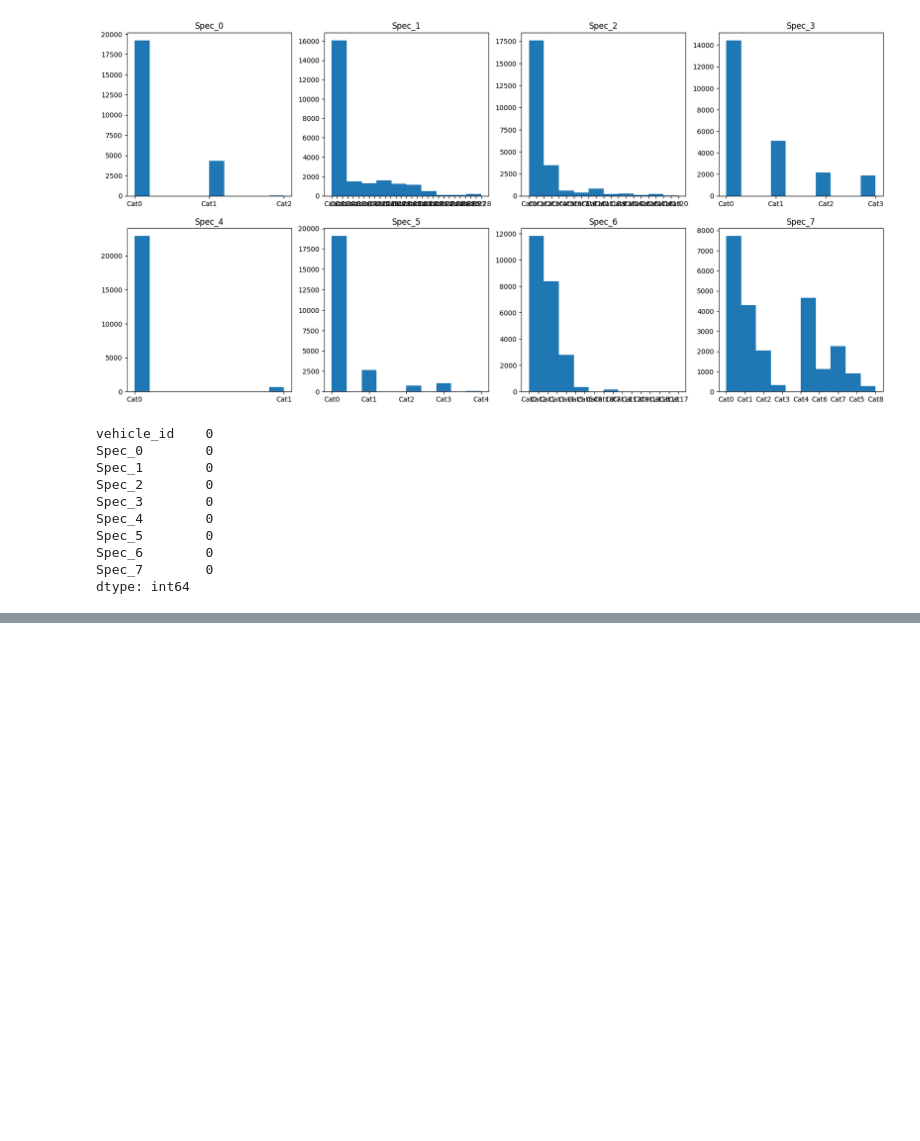
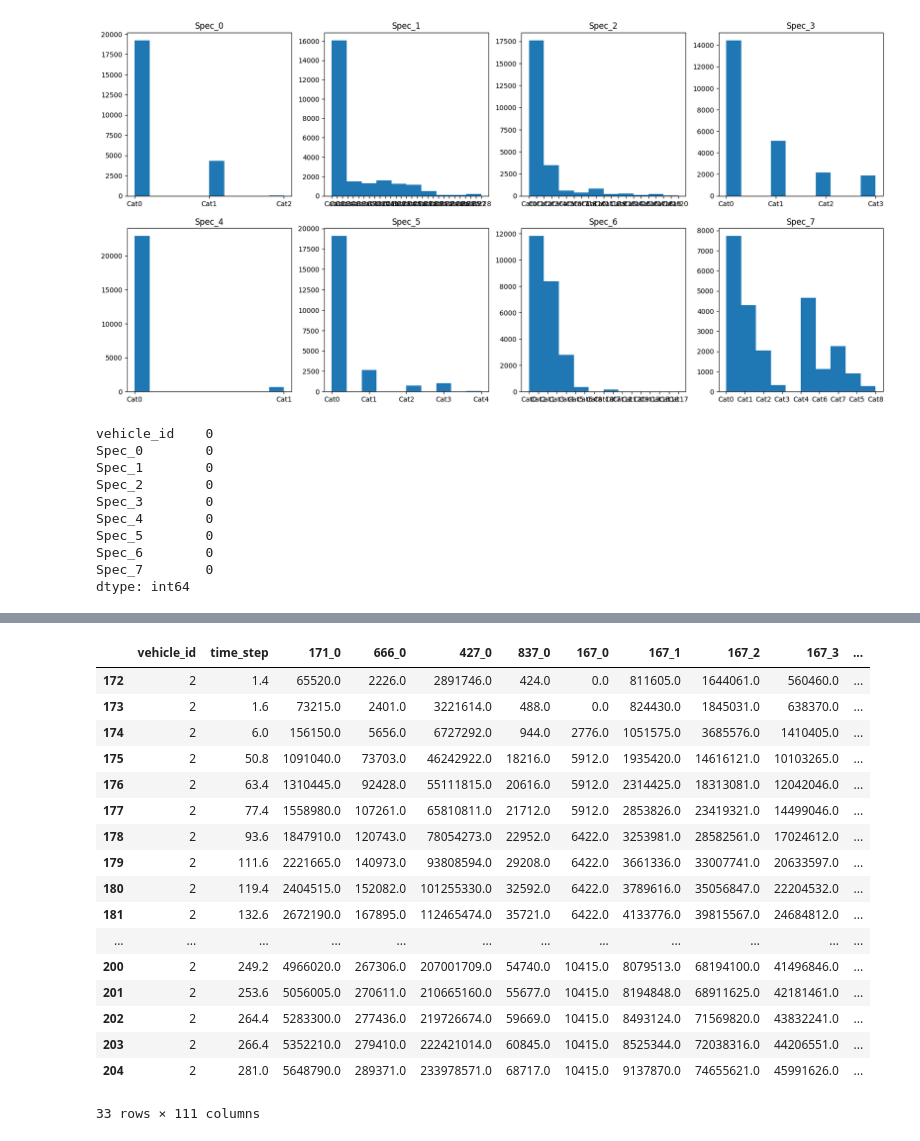
Before and after one commit to cerionXLII/ComponentX, a Jupyter notebook: src/componentX.ipynb, the cells around one changed output, grey strips where cells are left out. Drawn from its saved outputs; the diff is of its cells as text; code cells hidden in the pictures; blank space fills up the shorter version.

```diff
--- a/src/componentX.ipynb
+++ b/src/componentX.ipynb
@@ -259,0 +429,3 @@ dtype: int64
+# %%
+# Join the readouts and the time to event data
+df = pd.merge(readoutsTrain, tteTrain, on = 'vehicle_id', how='left')
@@ -259,0 +442,2 @@ dtype: int64
+# %%
+df['time_to_potential_event'] = df['length_of_study_time_step'] - df['time_step']
@@ -259,0 +454,17 @@ dtype: int64
+# %%
+def get_class_label(row):
+    #classes denoted by 0, 1, 2, 3, 4 where they are related to readouts within a time window of: (more than 48), (48 to 24), (24 to 12), (12 to 6), and (6 to 0) time_step before the failure, respectively
+    if row['time_to_potential_event'] > 48:
+        return 0 #No failure within 48 time steps
+    elif row['time_to_potential_event'] > 24 and row['in_study_repair'] == 1:
+        return 1 #Failure within 48 to 24 time steps
+    elif row['time_to_potential_event'] > 12 and row['in_study_repair'] == 1:
+        return 2 #Failure within 24 to 12 time steps
+    elif row['time_to_potential_event'] > 6 and row['in_study_repair'] == 1:
+        return 3 #Failure within 12 to 6 time steps
+    elif row['time_to_potential_event'] > 0 and row['in_study_repair'] == 1:
+        return 4 #Failure within 6 to 0 time steps
+    else:
+        return -1 #No failure reported, but within 48 time steps from the end of the study, don't know if it will fail or not
+# %%
+df['class_label'] = df.apply(get_class_label, axis = 1)
@@ -259,0 +485,21 @@ dtype: int64
+# %%
+df[df['vehicle_id'] == 2].head(100)
+# %% [output]
+|  | vehicle_id | time_step | 171_0 | 666_0 | 427_0 | 837_0 | 167_0 | 167_1 | 167_2 | 167_3 | ... |
+| 172 | 2 | 1.4 | 65520.0 | 2226.0 | 2891746.0 | 424.0 | 0.0 | 811605.0 | 1644061.0 | 560460.0 | ... |
+| 173 | 2 | 1.6 | 73215.0 | 2401.0 | 3221614.0 | 488.0 | 0.0 | 824430.0 | 1845031.0 | 638370.0 | ... |
+| 174 | 2 | 6.0 | 156150.0 | 5656.0 | 6727292.0 | 944.0 | 2776.0 | 1051575.0 | 3685576.0 | 1410405.0 | ... |
+| 175 | 2 | 50.8 | 1091040.0 | 73703.0 | 46242922.0 | 18216.0 | 5912.0 | 1935420.0 | 14616121.0 | 10103265.0 | ... |
+| 176 | 2 | 63.4 | 1310445.0 | 92428.0 | 55111815.0 | 20616.0 | 5912.0 | 2314425.0 | 18313081.0 | 12042046.0 | ... |
+| 177 | 2 | 77.4 | 1558980.0 | 107261.0 | 65810811.0 | 21712.0 | 5912.0 | 2853826.0 | 23419321.0 | 14499046.0 | ... |
+| 178 | 2 | 93.6 | 1847910.0 | 120743.0 | 78054273.0 | 22952.0 | 6422.0 | 3253981.0 | 28582561.0 | 17024612.0 | ... |
+| 179 | 2 | 111.6 | 2221665.0 | 140973.0 | 93808594.0 | 29208.0 | 6422.0 | 3661336.0 | 33007741.0 | 20633597.0 | ... |
+| 180 | 2 | 119.4 | 2404515.0 | 152082.0 | 101255330.0 | 32592.0 | 6422.0 | 3789616.0 | 35056847.0 | 22204532.0 | ... |
+| 181 | 2 | 132.6 | 2672190.0 | 167895.0 | 112465474.0 | 35721.0 | 6422.0 | 4133776.0 | 39815567.0 | 24684812.0 | ... |
+| ... | ... | ... | ... | ... | ... | ... | ... | ... | ... | ... | ... |
+| 200 | 2 | 249.2 | 4966020.0 | 267306.0 | 207001709.0 | 54740.0 | 10415.0 | 8079513.0 | 68194100.0 | 41496846.0 | ... |
+| 201 | 2 | 253.6 | 5056005.0 | 270611.0 | 210665160.0 | 55677.0 | 10415.0 | 8194848.0 | 68911625.0 | 42181461.0 | ... |
+| 202 | 2 | 264.4 | 5283300.0 | 277436.0 | 219726674.0 | 59669.0 | 10415.0 | 8493124.0 | 71569820.0 | 43832241.0 | ... |
+| 203 | 2 | 266.4 | 5352210.0 | 279410.0 | 222421014.0 | 60845.0 | 10415.0 | 8525344.0 | 72038316.0 | 44206551.0 | ... |
+| 204 | 2 | 281.0 | 5648790.0 | 289371.0 | 233978571.0 | 68717.0 | 10415.0 | 9137870.0 | 74655621.0 | 45991626.0 | ... |
+33 rows × 111 columns
```
Also changed, not shown: parts of 19 cells of this notebook.
